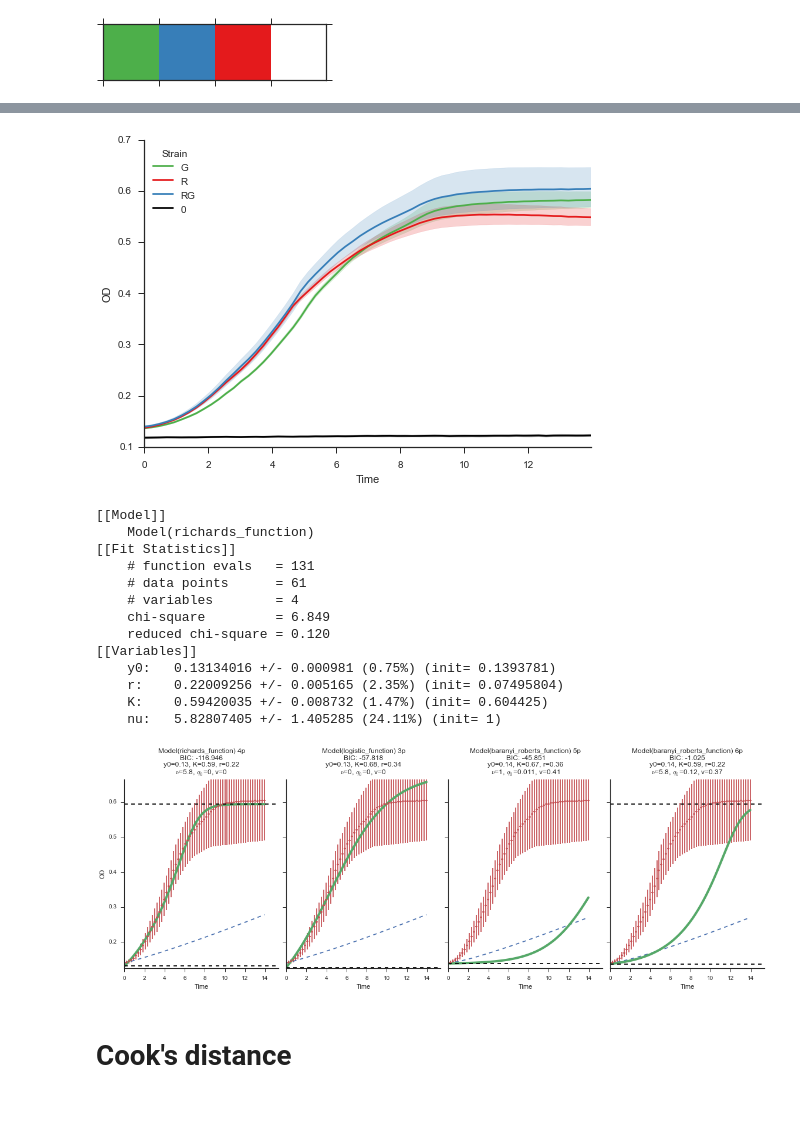
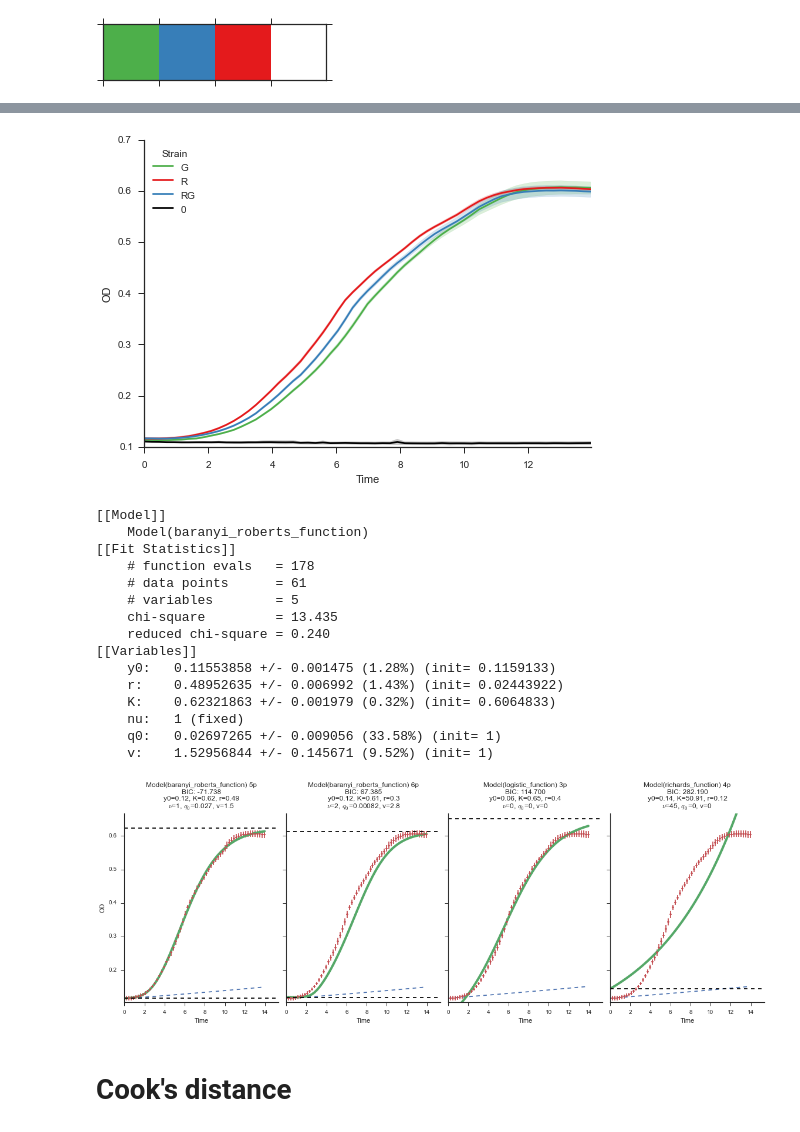
Before and after one commit to yoavram/curveball, a Jupyter notebook: notebooks/Find outliers.ipynb, the cells around one changed output, grey strips where cells are left out. Saved outputs shown, nothing was run; the diff lists cells and outputs as text; code cells hidden in the pictures.

Commit message:
using Tecan_210115.xlsx [skip ci]

```diff
--- a/notebooks/Find outliers.ipynb
+++ b/notebooks/Find outliers.ipynb
@@ -20,7 +20,7 @@ print plate.Strain.unique()
 ['G' 'RG' 'R' '0']
 [figure]
 # %%
-filename = "D:/Google Drive/ex silico/tecan/Yoav_08022015_nolag.xlsx"
+filename = r"../data/yoavram/Tecan_210115.xlsx"
 df = curveball.ioutils.read_tecan_xlsx(filename, ('OD','Green','Red'), max_time=14, plate=plate)
 # %%
 g = curveball.plots.plot_wells(df, 'Time', 'OD')
@@ -29,25 +29,27 @@ g = curveball.plots.plot_wells(df, 'Time', 'OD')
 # %%
 g = curveball.plots.tsplot(df)
 # %% [output]
-[figure, old version]
+[figure, new version]
 # %%
-df_RG = df[df.Strain == 'RG']
+df_RG = df[df.Strain == 'R']
 models_RG,fig,ax = curveball.models.fit_model(df_RG)
 # %% [output]
 [[Model]]
-    Model(richards_function)
+    Model(baranyi_roberts_function)
 [[Fit Statistics]]
-    # function evals   = 131
+    # function evals   = 178
     # data points      = 61
-    # variables        = 4
-    chi-square         = 6.849
-    reduced chi-square = 0.120
+    # variables        = 5
+    chi-square         = 13.435
+    reduced chi-square = 0.240
 [[Variables]]
-    y0:   0.13134016 +/- 0.000981 (0.75%) (init= 0.1393781)
-    r:    0.22009256 +/- 0.005165 (2.35%) (init= 0.07495804)
-    K:    0.59420035 +/- 0.008732 (1.47%) (init= 0.604425)
-    nu:   5.82807405 +/- 1.405285 (24.11%) (init= 1)
+    y0:   0.11553858 +/- 0.001475 (1.28%) (init= 0.1159133)
+    r:    0.48952635 +/- 0.006992 (1.43%) (init= 0.02443922)
+    K:    0.62321863 +/- 0.001979 (0.32%) (init= 0.6064833)
+    nu:   1 (fixed)
+    q0:   0.02697265 +/- 0.009056 (33.58%) (init= 1)
+    v:    1.52956844 +/- 0.145671 (9.52%) (init= 1)
-[figure, old version]
+[figure, new version]
 # %% [markdown]
 # Cook's distance
 # %%
```
Also changed, not shown: parts of 16 cells of this notebook.
